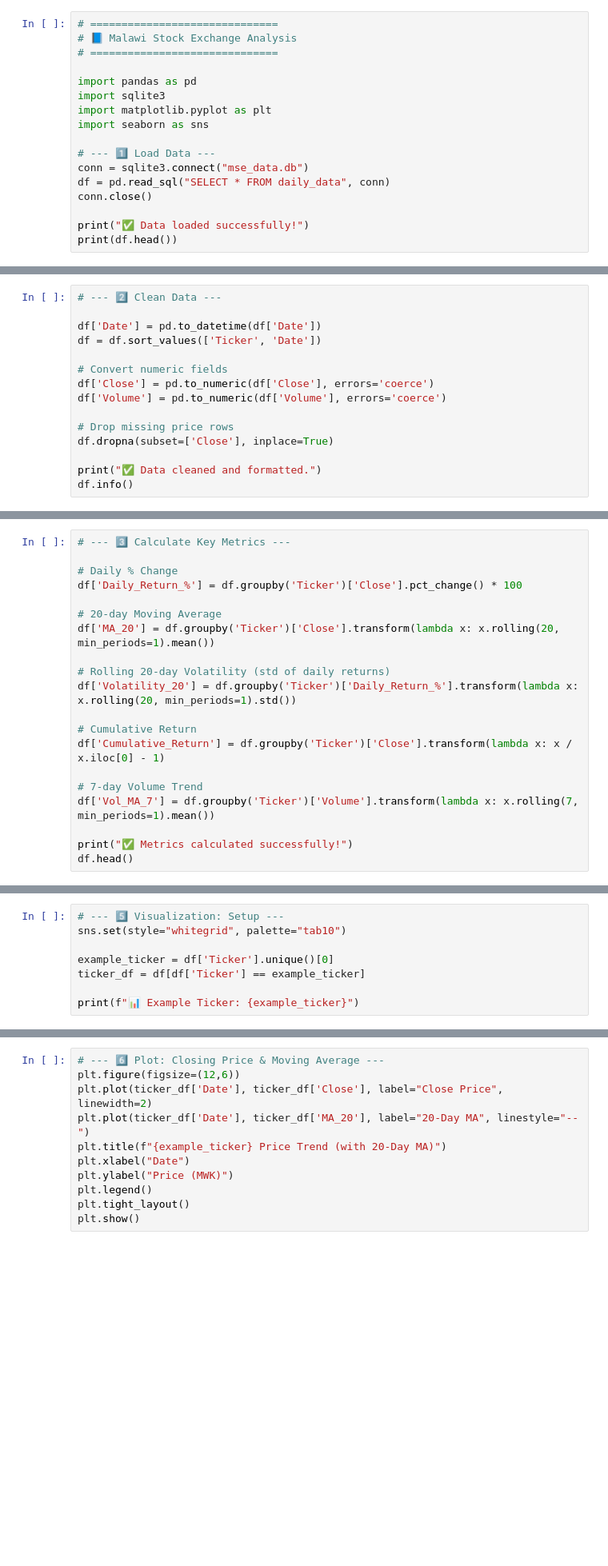
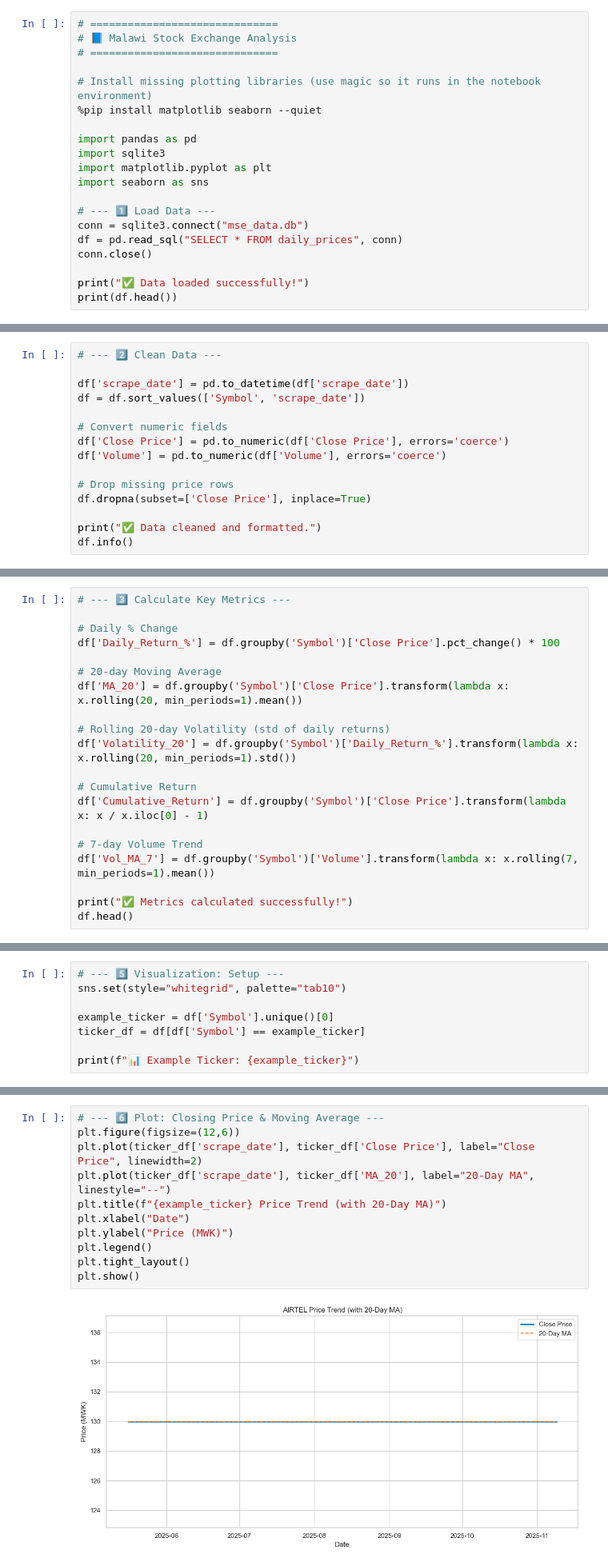
Before and after one commit to Wyzdmulc/mse_auto_scrape, a Jupyter notebook: mse_analysis.ipynb, the cells around one changed output, grey strips where cells are left out. Shown: that part at 80% size. Drawn from its saved outputs; the diff is of its cells as text; blank space fills up the shorter version.

Commit message:
modified:   mse_analysis.ipynb modified:   mse_auto_scrape/.gitignore

```diff
--- a/mse_analysis.ipynb
+++ b/mse_analysis.ipynb
@@ -2,6 +2,9 @@
 # ==============================
 # 📘 Malawi Stock Exchange Analysis
 # ==============================
+
+# Install missing plotting libraries (use magic so it runs in the notebook environment)
+%pip install matplotlib seaborn --quiet
 
 import pandas as pd
 import sqlite3
@@ -10,7 +13,7 @@ import seaborn as sns
 
 # --- 1️⃣ Load Data ---
 conn = sqlite3.connect("mse_data.db")
-df = pd.read_sql("SELECT * FROM daily_data", conn)
+df = pd.read_sql("SELECT * FROM daily_prices", conn)
 conn.close()
 
 print("✅ Data loaded successfully!")
@@ -20,15 +36,15 @@ ModuleNotFoundError: No module named 'matplotlib'
 # %%
 # --- 2️⃣ Clean Data ---
 
-df['Date'] = pd.to_datetime(df['Date'])
-df = df.sort_values(['Ticker', 'Date'])
+df['scrape_date'] = pd.to_datetime(df['scrape_date'])
+df = df.sort_values(['Symbol', 'scrape_date'])
 
 # Convert numeric fields
-df['Close'] = pd.to_numeric(df['Close'], errors='coerce')
+df['Close Price'] = pd.to_numeric(df['Close Price'], errors='coerce')
 df['Volume'] = pd.to_numeric(df['Volume'], errors='coerce')
 
 # Drop missing price rows
-df.dropna(subset=['Close'], inplace=True)
+df.dropna(subset=['Close Price'], inplace=True)
 
 print("✅ Data cleaned and formatted.")
 df.info()
@@ -36,19 +68,19 @@ df.info()
 # --- 3️⃣ Calculate Key Metrics ---
 
 # Daily % Change
-df['Daily_Return_%'] = df.groupby('Ticker')['Close'].pct_change() * 100
+df['Daily_Return_%'] = df.groupby('Symbol')['Close Price'].pct_change() * 100
 
 # 20-day Moving Average
-df['MA_20'] = df.groupby('Ticker')['Close'].transform(lambda x: x.rolling(20, min_periods=1).mean())
+df['MA_20'] = df.groupby('Symbol')['Close Price'].transform(lambda x: x.rolling(20, min_periods=1).mean())
 
 # Rolling 20-day Volatility (std of daily returns)
-df['Volatility_20'] = df.groupby('Ticker')['Daily_Return_%'].transform(lambda x: x.rolling(20, min_periods=1).std())
+df['Volatility_20'] = df.groupby('Symbol')['Daily_Return_%'].transform(lambda x: x.rolling(20, min_periods=1).std())
 
 # Cumulative Return
-df['Cumulative_Return'] = df.groupby('Ticker')['Close'].transform(lambda x: x / x.iloc[0] - 1)
+df['Cumulative_Return'] = df.groupby('Symbol')['Close Price'].transform(lambda x: x / x.iloc[0] - 1)
 
 # 7-day Volume Trend
-df['Vol_MA_7'] = df.groupby('Ticker')['Volume'].transform(lambda x: x.rolling(7, min_periods=1).mean())
+df['Vol_MA_7'] = df.groupby('Symbol')['Volume'].transform(lambda x: x.rolling(7, min_periods=1).mean())
 
 print("✅ Metrics calculated successfully!")
 df.head()
@@ -60,7 +102,7 @@ print("💾 Results saved to 'mse_analysis_output.xlsx'")
 # --- 5️⃣ Visualization: Setup ---
 sns.set(style="whitegrid", palette="tab10")
 
-example_ticker = df['Ticker'].unique()[0]
-ticker_df = df[df['Ticker'] == example_ticker]
+example_ticker = df['Symbol'].unique()[0]
+ticker_df = df[df['Symbol'] == example_ticker]
 
 print(f"📊 Example Ticker: {example_ticker}")
@@ -67,14 +111,16 @@ print(f"📊 Example Ticker: {example_ticker}")
 # %%
 # --- 6️⃣ Plot: Closing Price & Moving Average ---
 plt.figure(figsize=(12,6))
-plt.plot(ticker_df['Date'], ticker_df['Close'], label="Close Price", linewidth=2)
-plt.plot(ticker_df['Date'], ticker_df['MA_20'], label="20-Day MA", linestyle="--")
+plt.plot(ticker_df['scrape_date'], ticker_df['Close Price'], label="Close Price", linewidth=2)
+plt.plot(ticker_df['scrape_date'], ticker_df['MA_20'], label="20-Day MA", linestyle="--")
 plt.title(f"{example_ticker} Price Trend (with 20-Day MA)")
 plt.xlabel("Date")
 plt.ylabel("Price (MWK)")
 plt.legend()
 plt.tight_layout()
 plt.show()
+# %% [output]
+[figure, added]
 # %%
 # --- 7️⃣ Plot: Volatility (20-Day Rolling) ---
 plt.figure(figsize=(12,5))
```
Also changed, not shown: parts of 9 cells of this notebook, 1 other file.
